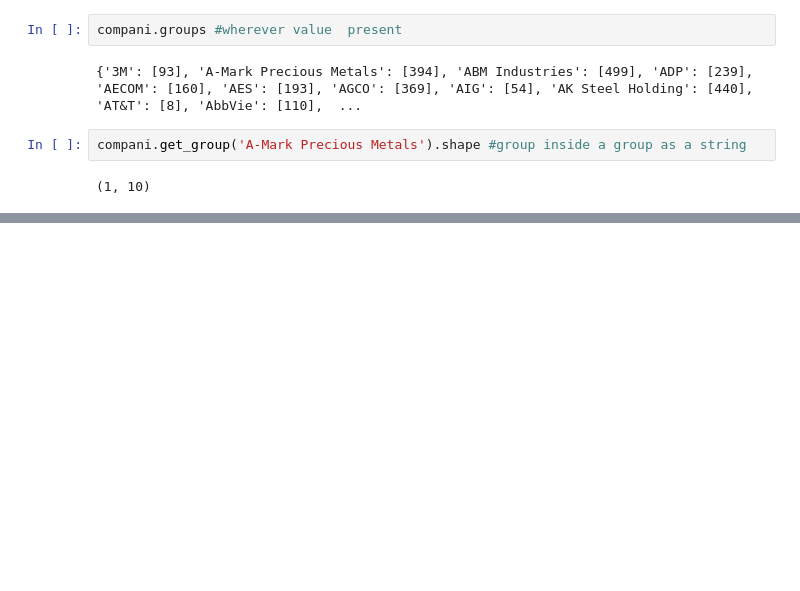
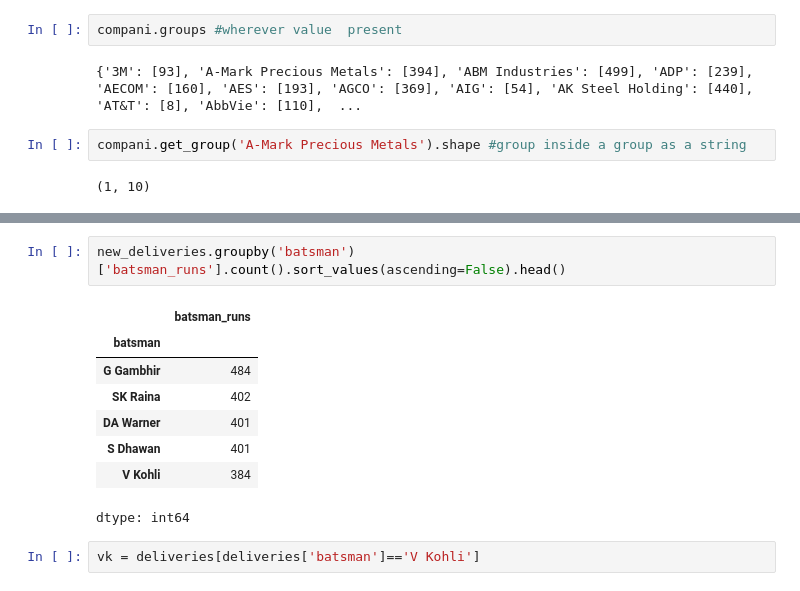
Before and after one commit to yashwantS2/Machine-Learning, a Jupyter notebook: pandas_IPL_ANALYSIS.ipynb, the cells around one changed output, grey strips where cells are left out. Cells and saved outputs as stored; diff of their text form; blank space fills up the shorter version.

```diff
--- a/pandas_IPL_ANALYSIS.ipynb
+++ b/pandas_IPL_ANALYSIS.ipynb
@@ -525,0 +574,13 @@ compani.get_group('A-Mark Precious Metals').shape #group inside a group as a str
+# %%
+new_deliveries.groupby('batsman')['batsman_runs'].count().sort_values(ascending=False).head()
+# %% [output]
+|  | batsman_runs |
+| batsman |  |
+| G Gambhir | 484 |
+| SK Raina | 402 |
+| DA Warner | 401 |
+| S Dhawan | 401 |
+| V Kohli | 384 |
+dtype: int64
+# %%
+vk = deliveries[deliveries['batsman']=='V Kohli']
```
Also changed, not shown: parts of 24 cells of this notebook.
